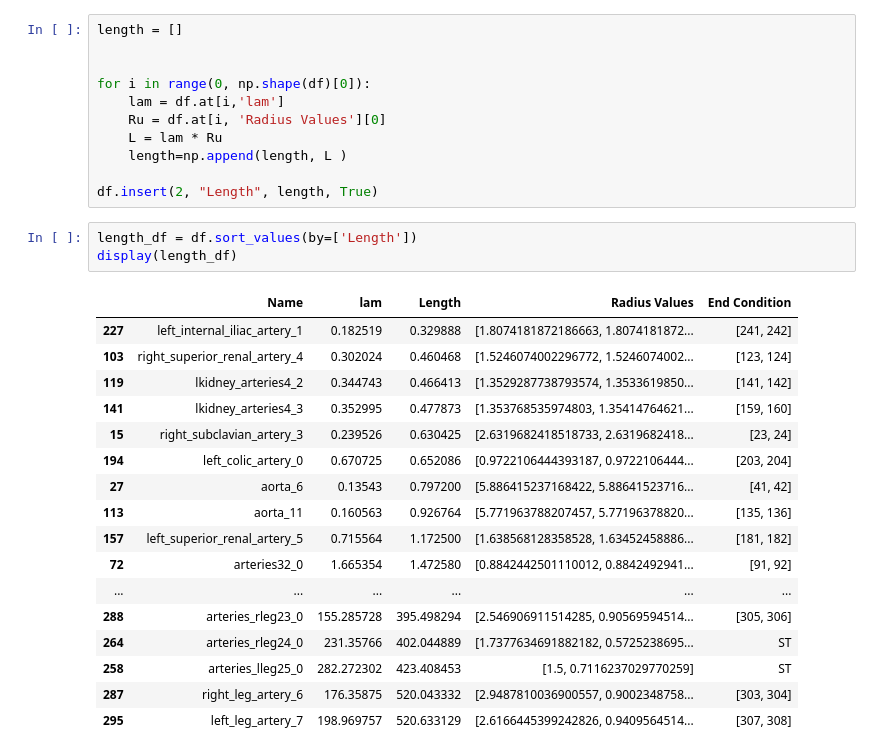
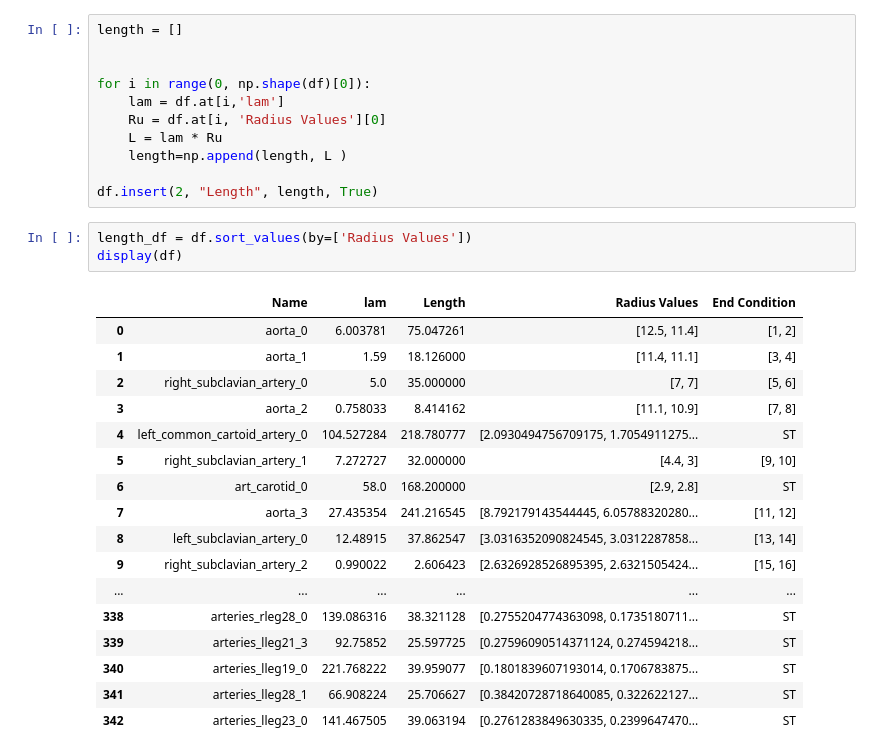
Before and after one commit to CNorthwayMedPhys/Full-Body-Flow-Model-Project, a Jupyter notebook: _Data Frame Reader.ipynb, the cells around one changed output. Saved outputs shown, nothing was run; the diff lists cells and outputs as text.

```diff
--- a/_Data Frame Reader.ipynb
+++ b/_Data Frame Reader.ipynb
@@ -45,23 +45,23 @@ for i in range(0, np.shape(df)[0]):
 
 df.insert(2, "Length", length, True)
 # %%
-length_df = df.sort_values(by=['Length'])
-display(length_df)
+length_df = df.sort_values(by=['Radius Values'])
+display(df)
 # %% [output]
 |  | Name | lam | Length | Radius Values | End Condition |
-| 227 | left_internal_iliac_artery_1 | 0.182519 | 0.329888 | [1.8074181872186663, 1.8074181872... | [241, 242] |
-| 103 | right_superior_renal_artery_4 | 0.302024 | 0.460468 | [1.5246074002296772, 1.5246074002... | [123, 124] |
-| 119 | lkidney_arteries4_2 | 0.344743 | 0.466413 | [1.3529287738793574, 1.3533619850... | [141, 142] |
-| 141 | lkidney_arteries4_3 | 0.352995 | 0.477873 | [1.353768535974803, 1.35414764621... | [159, 160] |
-| 15 | right_subclavian_artery_3 | 0.239526 | 0.630425 | [2.6319682418518733, 2.6319682418... | [23, 24] |
-| 194 | left_colic_artery_0 | 0.670725 | 0.652086 | [0.9722106444393187, 0.9722106444... | [203, 204] |
-| 27 | aorta_6 | 0.13543 | 0.797200 | [5.886415237168422, 5.88641523716... | [41, 42] |
-| 113 | aorta_11 | 0.160563 | 0.926764 | [5.771963788207457, 5.77196378820... | [135, 136] |
-| 157 | left_superior_renal_artery_5 | 0.715564 | 1.172500 | [1.638568128358528, 1.63452458886... | [181, 182] |
-| 72 | arteries32_0 | 1.665354 | 1.472580 | [0.8842442501110012, 0.8842492941... | [91, 92] |
+| 0 | aorta_0 | 6.003781 | 75.047261 | [12.5, 11.4] | [1, 2] |
+| 1 | aorta_1 | 1.59 | 18.126000 | [11.4, 11.1] | [3, 4] |
+| 2 | right_subclavian_artery_0 | 5.0 | 35.000000 | [7, 7] | [5, 6] |
+| 3 | aorta_2 | 0.758033 | 8.414162 | [11.1, 10.9] | [7, 8] |
+| 4 | left_common_cartoid_artery_0 | 104.527284 | 218.780777 | [2.0930494756709175, 1.7054911275... | ST |
+| 5 | right_subclavian_artery_1 | 7.272727 | 32.000000 | [4.4, 3] | [9, 10] |
+| 6 | art_carotid_0 | 58.0 | 168.200000 | [2.9, 2.8] | ST |
+| 7 | aorta_3 | 27.435354 | 241.216545 | [8.792179143544445, 6.05788320280... | [11, 12] |
+| 8 | left_subclavian_artery_0 | 12.48915 | 37.862547 | [3.0316352090824545, 3.0312287858... | [13, 14] |
+| 9 | right_subclavian_artery_2 | 0.990022 | 2.606423 | [2.6326928526895395, 2.6321505424... | [15, 16] |
 | ... | ... | ... | ... | ... | ... |
-| 288 | arteries_rleg23_0 | 155.285728 | 395.498294 | [2.546906911514285, 0.90569594514... | [305, 306] |
-| 264 | arteries_rleg24_0 | 231.35766 | 402.044889 | [1.7377634691882182, 0.5725238695... | ST |
-| 258 | arteries_lleg25_0 | 282.272302 | 423.408453 | [1.5, 0.7116237029770259] | ST |
-| 287 | right_leg_artery_6 | 176.35875 | 520.043332 | [2.9487810036900557, 0.9002348758... | [303, 304] |
-| 295 | left_leg_artery_7 | 198.969757 | 520.633129 | [2.6166445399242826, 0.9409564514... | [307, 308] |
+| 338 | arteries_rleg28_0 | 139.086316 | 38.321128 | [0.2755204774363098, 0.1735180711... | ST |
+| 339 | arteries_lleg21_3 | 92.75852 | 25.597725 | [0.27596090514371124, 0.274594218... | ST |
+| 340 | arteries_lleg19_0 | 221.768222 | 39.959077 | [0.1801839607193014, 0.1706783875... | ST |
+| 341 | arteries_lleg28_1 | 66.908224 | 25.706627 | [0.38420728718640085, 0.322622127... | ST |
+| 342 | arteries_lleg23_0 | 141.467505 | 39.063194 | [0.2761283849630335, 0.2399647470... | ST |
```
Also changed, not shown: 11 other files.
